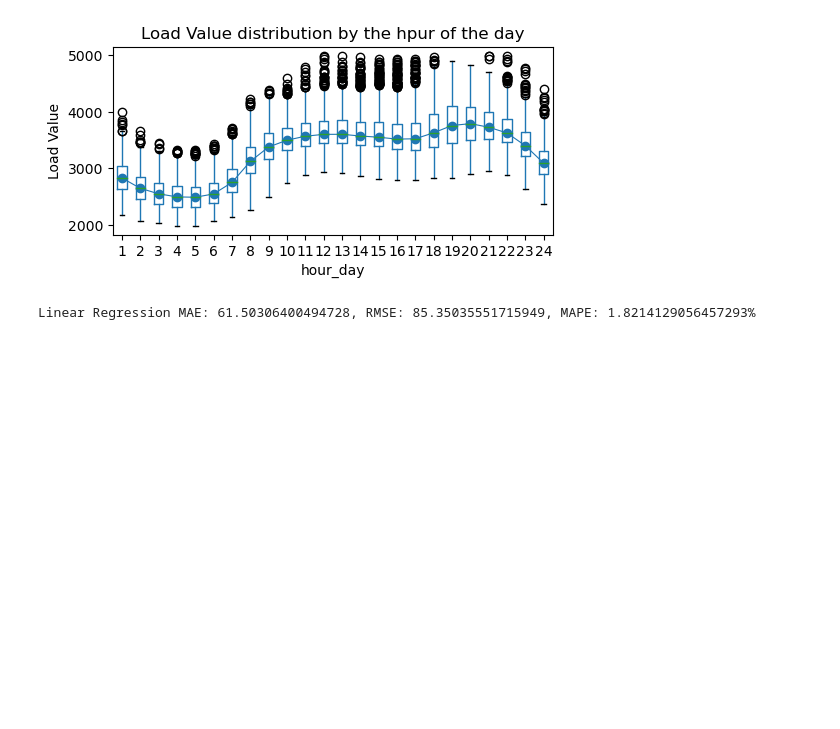
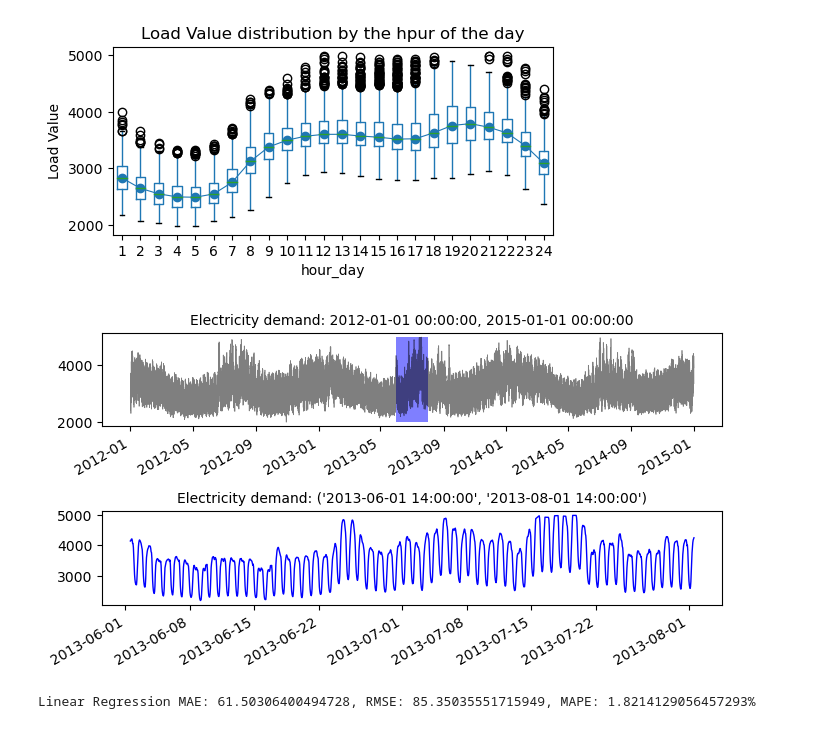
Before and after one commit to valerio1221/Minnd, a Jupyter notebook: t2.ipynb, the cells around one changed output. Cells and saved outputs as stored; diff of their text form; code cells hidden in the pictures; blank space fills up the shorter version.

```diff
--- a/t2.ipynb
+++ b/t2.ipynb
@@ -493,3 +479,28 @@ X_test, y_test = test_data.drop('Load Value', axis=1), test_data['Load Value']
+# %%
+# Zooming time series chart
+zoom = ('2013-06-01 14:00:00','2013-08-01 14:00:00')
+
+fig = plt.figure(figsize=(8, 4))
+grid = plt.GridSpec(nrows=8, ncols=1, hspace=0.6, wspace=0)
+
+main_ax = fig.add_subplot(grid[:3, :])
+df['Load Value'].plot(ax=main_ax, c='black', alpha=0.5, linewidth=0.5)
+min_y = min(df['Load Value'])
+max_y = max(df['Load Value'])
+main_ax.fill_between(zoom, min_y, max_y, facecolor='blue', alpha=0.5, zorder=0)
+main_ax.set_title(f'Electricity demand: {df.index.min()}, {df.index.max()}', fontsize=10)
+main_ax.set_xlabel('')
+
+zoom_ax = fig.add_subplot(grid[5:, :])
+df.loc[zoom[0]: zoom[1]]['Load Value'].plot(ax=zoom_ax, color='blue', linewidth=1)
+zoom_ax.set_title(f'Electricity demand: {zoom}', fontsize=10)
+zoom_ax.set_xlabel('')
+
+plt.subplots_adjust(hspace=1)
+plt.show()
+# We can see in these months the load value is high
+# %% [output]
+[figure, added]
 # %%
 def sliding_window(data, n, m):
     X, y = [], []
```
Also changed, not shown: parts of 4 cells of this notebook.
